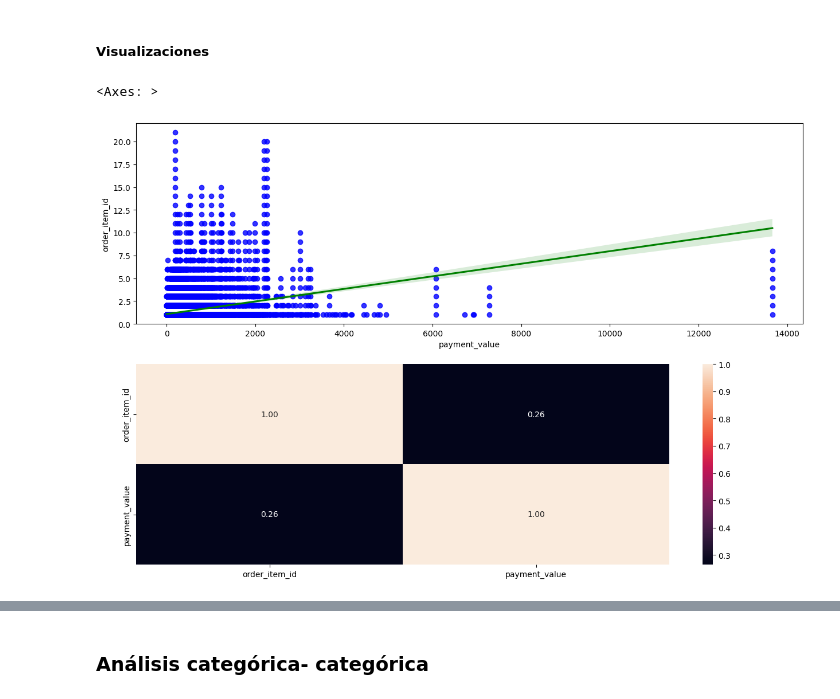
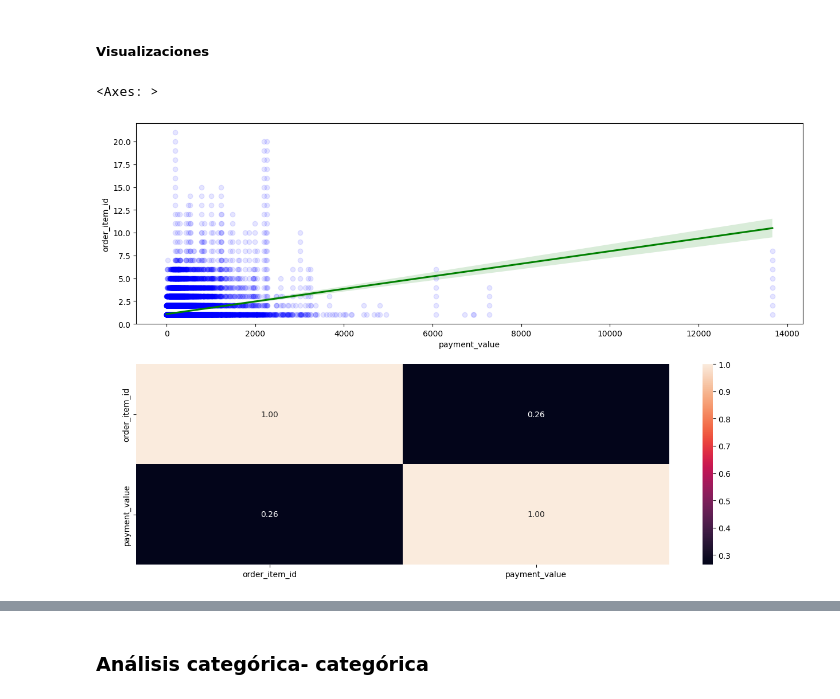
Before and after one commit to carlos-villa-restrepo/brazilian-ecommerce-data-science-project, a Jupyter notebook: notebooks/01_eda.ipynb, the cells around one changed output, grey strips where cells are left out. Saved outputs shown, nothing was run; the diff lists cells and outputs as text; code cells hidden in the pictures.

```diff
--- a/notebooks/01_eda.ipynb
+++ b/notebooks/01_eda.ipynb
@@ -588,10 +593,10 @@ memory usage: 6.3 MB
 # %%
 corr_price = df_master[["order_item_id", "payment_value"]].corr()
 
 fig, axis = plt.subplots(2, 1, figsize=(15, 10))
 sns.regplot(ax=axis[0], data=df_master, x="payment_value", y="order_item_id",
-            scatter_kws={"alpha":0.8, "color":"blue"}, line_kws={"color":"green"})
+            scatter_kws={"alpha":0.1, "color":"blue"}, line_kws={"color":"green"})
 sns.heatmap(ax=axis[1], data=corr_price, annot=True, fmt=".2f")
 # %% [output]
 <Axes: >
-[figure, old version]
+[figure, new version]
```
Also changed, not shown: parts of 10 cells of this notebook, 3 other files.
